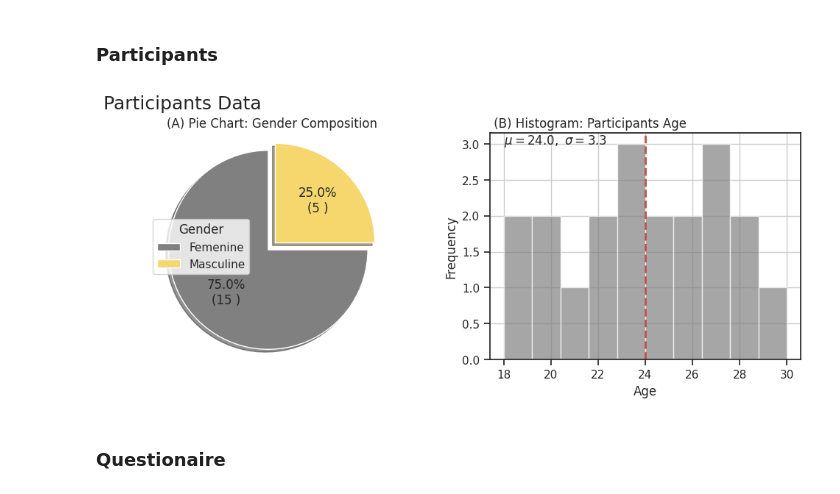
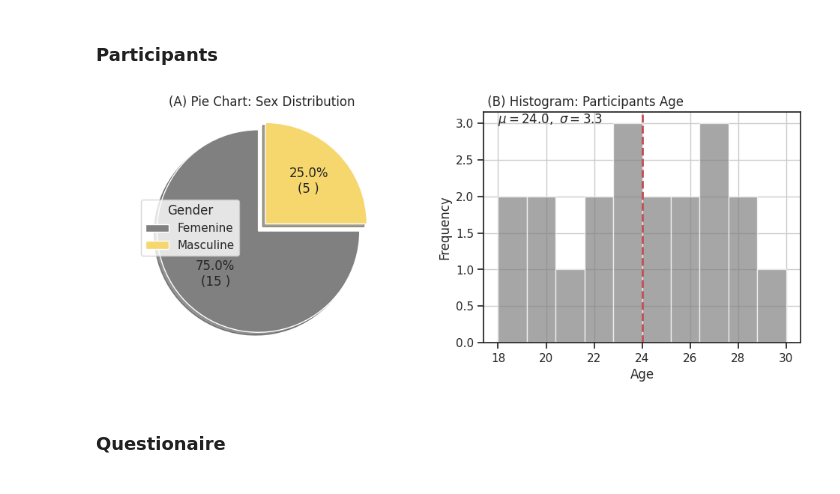
Before and after one commit to BenjaminDupre/m-b_thesis, a Jupyter notebook: Analysis/Analysis..ipynb, the cells around one changed output. Saved outputs shown, nothing was run; the diff lists cells and outputs as text; code cells hidden in the pictures.

```diff
--- a/Analysis/Analysis..ipynb
+++ b/Analysis/Analysis..ipynb
@@ -854,36 +854,36 @@ explode = (0.1,0)
 SEX, allvals = np.unique(metadat.SEX, return_counts=True)
 #colors
 colors = ['grey','#F5D76E']
 
 def func(pct, allvals):
     absolute = int(np.round(pct/100.*np.sum(allvals)))
     return "{:.1f}%\n({:d} )".format(pct, absolute)
 
 fig, (ax1, ax2) = plt.subplots(1, 2, figsize=(12,4))
-fig.suptitle('Participants Data', fontsize=18 ,x = 0.2, y = 1.01)
+#fig.suptitle('', fontsize=18 ,x = 0.2, y = 1.01)
 
 ax1.pie(allvals,explode=explode, colors=colors,autopct=lambda pct: func(pct, allvals),
         shadow=True, startangle=90)
 ax1.axis('equal')  # Equal aspect ratio ensures that pie is drawn as a circle.
 ax1.legend( ['Femenine','Masculine'],
           title="Gender",
           loc="center left",
           bbox_to_anchor=(0.1, 0, 0.5, 1))
 
 #ax1.plt.setp( ['Femenine','Masculine'], size=8, weight="bold")
 
-ax1.set_title("(A) Pie Chart: Gender Composition")
+ax1.set_title("(A) Pie Chart: Sex Distribution")
 
 n, bins, patches = plt.hist(metadat.AGE, facecolor='grey', alpha=0.7)
 plt.xlabel('Age')
 plt.ylabel('Frequency')
 plt.title(' (B) Histogram: Participants Age', loc='left')
 plt.text(18,3, f'$\mu={mu:.1f},\ \sigma={sigma:.1f}$')
 plt.axvline(mu, color = 'r', linestyle = 'dashed', linewidth = 2)
 plt.grid(True)
 plt.show()
 # %% [output]
-[figure, old version]
+[figure, new version]
 # %% [markdown]
 ### Questionaire
 # %%
```
Also changed, not shown: parts of 4 cells of this notebook, 10 other files.
